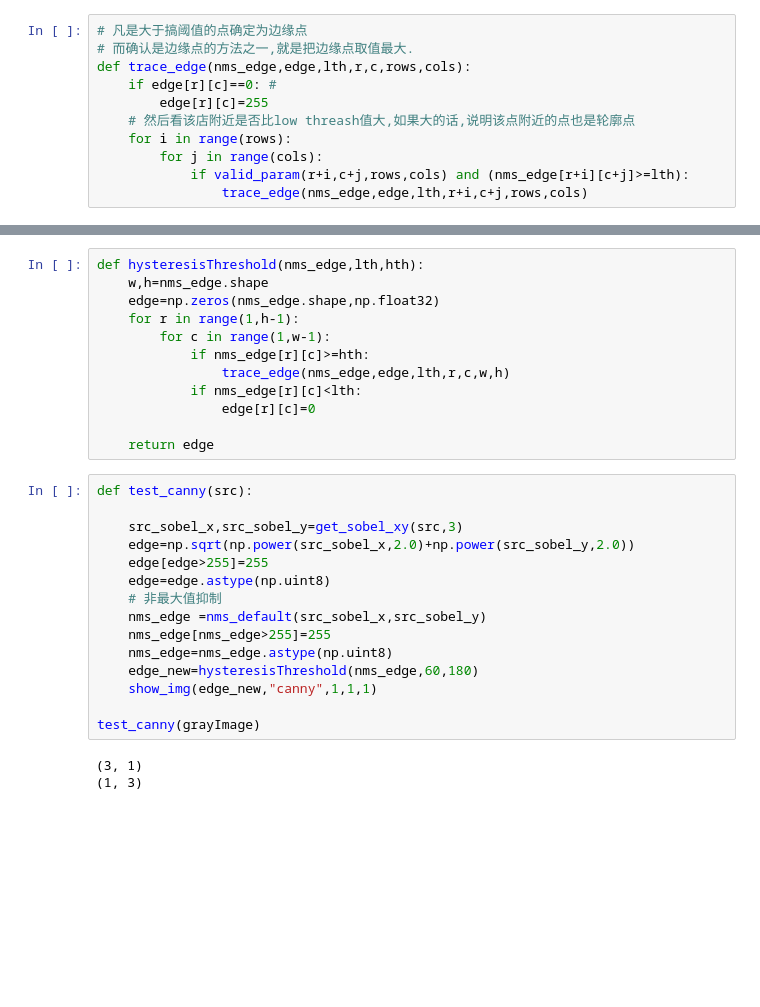
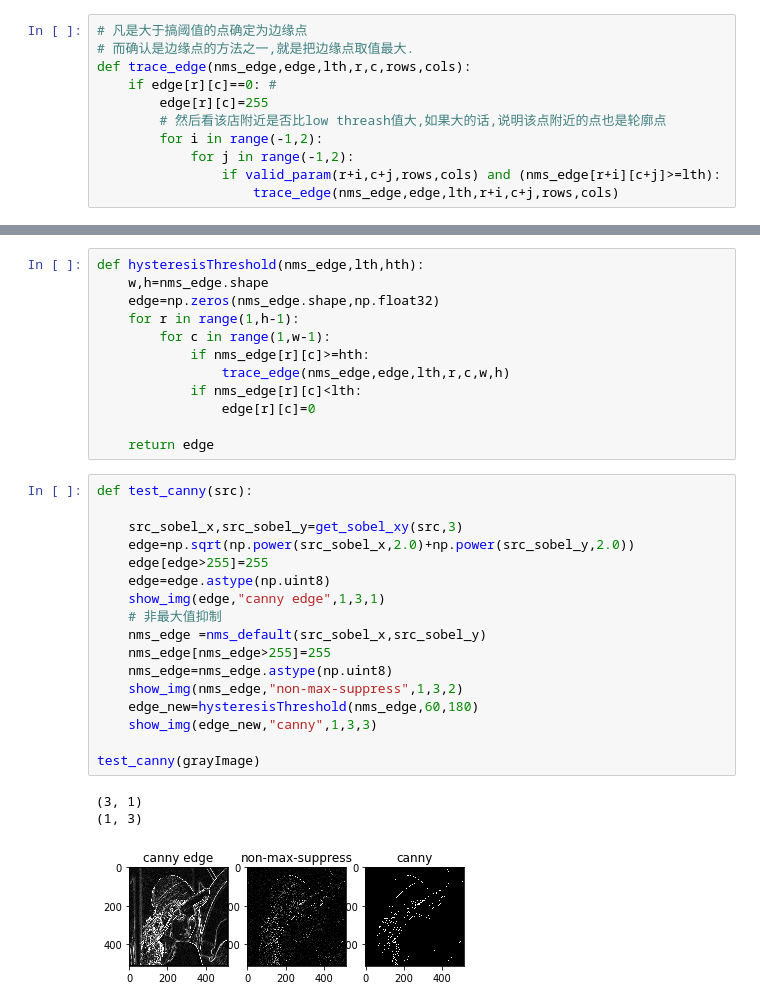
Before and after one commit to sycophant-stone/digital_image_base, a Jupyter notebook: EdgeDetect/edgeDetect.ipynb, the cells around one changed output, grey strips where cells are left out. Drawn from its saved outputs; the diff is of its cells as text; blank space fills up the shorter version.

Commit message:
add canny/ debug / fix trace near window size

```diff
--- a/EdgeDetect/edgeDetect.ipynb
+++ b/EdgeDetect/edgeDetect.ipynb
@@ -520,11 +520,11 @@ def nms_default(dx,dy):
 def trace_edge(nms_edge,edge,lth,r,c,rows,cols):
     if edge[r][c]==0: #
         edge[r][c]=255
-    # 然后看该店附近是否比low threash值大,如果大的话,说明该点附近的点也是轮廓点
-    for i in range(rows):
-        for j in range(cols):
-            if valid_param(r+i,c+j,rows,cols) and (nms_edge[r+i][c+j]>=lth):
-                trace_edge(nms_edge,edge,lth,r+i,c+j,rows,cols)
+        # 然后看该店附近是否比low threash值大,如果大的话,说明该点附近的点也是轮廓点
+        for i in range(-1,2):
+            for j in range(-1,2):
+                if valid_param(r+i,c+j,rows,cols) and (nms_edge[r+i][c+j]>=lth):
+                    trace_edge(nms_edge,edge,lth,r+i,c+j,rows,cols)
 # %%
 def valid_param(r,c,rows,cols):
     if r>=0 and r<rows and c>=0 and c<cols:
@@ -546,18 +546,21 @@ def hysteresisThreshold(nms_edge,lth,hth):
 # %%
 def test_canny(src):
 
     src_sobel_x,src_sobel_y=get_sobel_xy(src,3)
     edge=np.sqrt(np.power(src_sobel_x,2.0)+np.power(src_sobel_y,2.0))
     edge[edge>255]=255
     edge=edge.astype(np.uint8)
+    show_img(edge,"canny edge",1,3,1)
     # 非最大值抑制
     nms_edge =nms_default(src_sobel_x,src_sobel_y)
     nms_edge[nms_edge>255]=255
     nms_edge=nms_edge.astype(np.uint8)
+    show_img(nms_edge,"non-max-suppress",1,3,2)
     edge_new=hysteresisThreshold(nms_edge,60,180)
-    show_img(edge_new,"canny",1,1,1)
+    show_img(edge_new,"canny",1,3,3)
 
 test_canny(grayImage)
 # %% [output]
 (3, 1)
 (1, 3)
+[figure, added]
```
Also changed, not shown: parts of 1 cell of this notebook.
